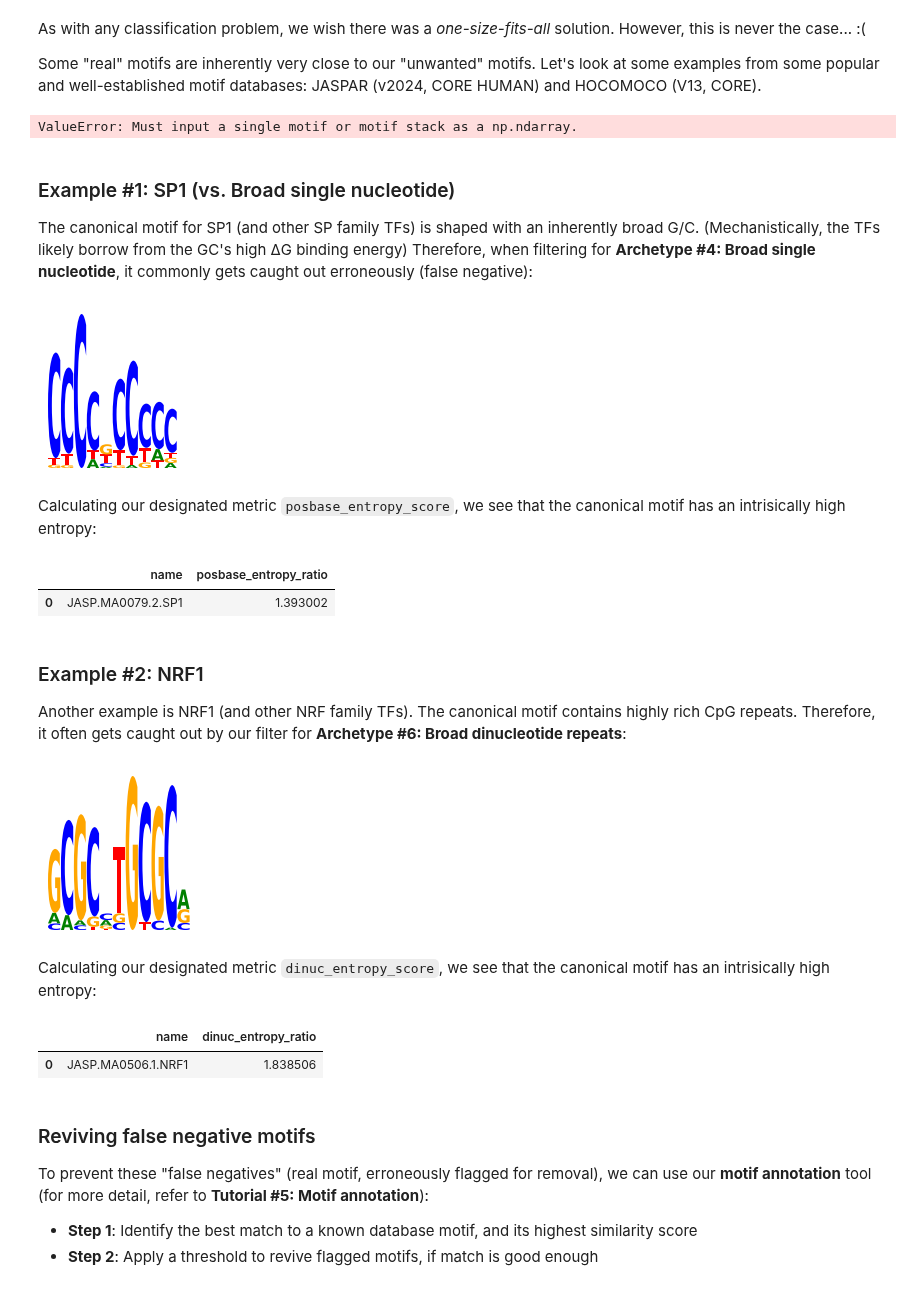
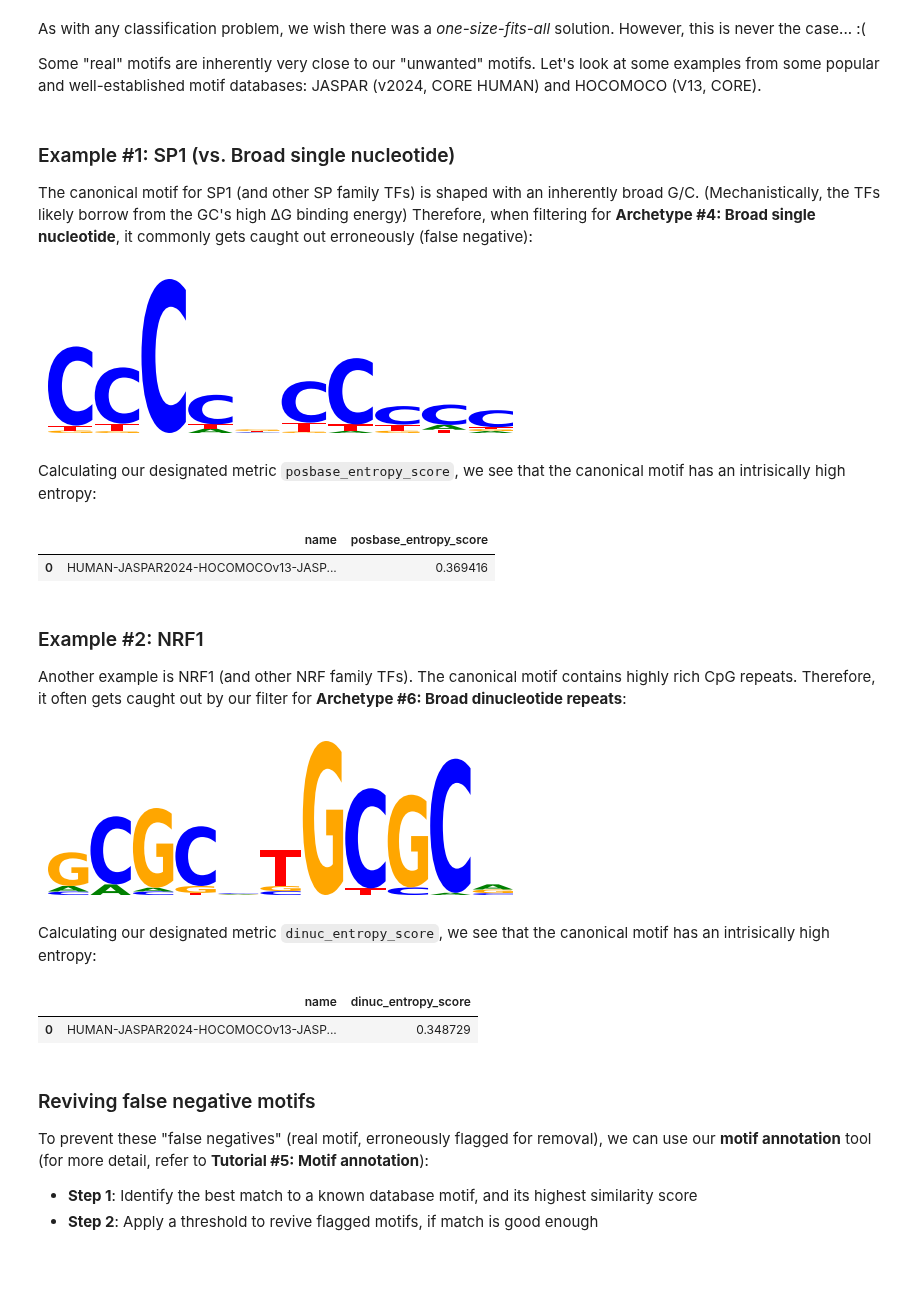
Before and after one commit to kundajelab/MotifCompendium, a Jupyter notebook: tutorials/6_motif_filtering.ipynb, the cells around one changed output. Cells and saved outputs as stored; diff of their text form; code cells hidden in the pictures.

```diff
--- a/tutorials/6_motif_filtering.ipynb
+++ b/tutorials/6_motif_filtering.ipynb
@@ -566,69 +490,71 @@ mc_ref_examples = build_from_pfm(
 # %%
 # Read external TF motif database: JASPAR 2024 CORE (HUMAN), HOCOMOCO V13 CORE
 import MotifCompendium.utils.motif as utils_motif
+import MotifCompendium.utils.analysis as utils_analysis
 
 # Build reference MotifCompendium
 reference_path = os.path.join("..", "pipeline", "data", "HUMAN-JASPAR2024-HOCOMOCOv13.meme.txt")
+reference_source = "HUMAN-JASPAR2024-HOCOMOCOv13"
 mc_ref_examples = MotifCompendium.build_from_pfm(
-    pfm_files=reference_path,
+    pfm_dict={reference_source: reference_path},
     safe=safe,
 )
-example_names = [
-    'JASP.MA0079.2.SP1',
-    'HOCO.SP1.H13CORE.2.P.B',
-    'JASP.MA0506.1.NRF1',
-    'HOCO.MBD1.H13CORE.0.PSIB.A',
-]
-mc_ref_examples = mc_ref_examples[mc_ref_examples['name'].isin(example_names)]
-mc_ref_examples.metadata['posneg'] = utils_motif.motif_posneg_sum(mc_ref_examples.get_standard_motif_stack())
-mc_ref_examples.add_logos(mc_ref_examples.get_standard_motif_stack(), "logo (fwd)")
-mc_ref_examples.add_logos(utils_motif.reverse_complement(mc_ref_examples.get_standard_motif_stack()), "logo (rev)")
-
-# Calculate filter metrics
-utils_analysis.calculate_filters(
-    mc=mc_ref_examples,
-    metric_list=metric_list,
-)
-# %% [output]
-ValueError: Must input a single motif or motif stack as a np.ndarray.
+# %%
+# Some examples
+example_names = [
+    f'{reference_source}-JASP.MA0079.2.SP1',
+    f'{reference_source}-HOCO.SP1.H13CORE.2.P.B',
+    f'{reference_source}-JASP.MA0506.1.NRF1',
+    f'{reference_source}-HOCO.MBD1.H13CORE.0.PSIB.A',
+]
+mc_ref_examples = mc_ref_examples[mc_ref_examples['name'].isin(example_names)]
+mc_ref_examples.metadata['posneg'] = utils_motif.motif_posneg_sum(mc_ref_examples.get_standard_motif_stack())
+mc_ref_examples.add_logos(mc_ref_examples.get_standard_motif_stack(), "logo (fwd)", 0)
+mc_ref_examples.add_logos(utils_motif.reverse_complement(mc_ref_examples.get_standard_motif_stack()), "logo (rev)", 0)
+
+# Calculate filter metrics
+utils_analysis.calculate_filters(
+    mc=mc_ref_examples,
+    metric_list=metric_list,
+)
 # %% [markdown]
 ### Example #1: SP1 (vs. Broad single nucleotide)
 
 The canonical motif for SP1 (and other SP family TFs) is shaped with an inherently broad G/C. (Mechanistically, the TFs likely borrow from the GC's high ΔG binding energy) Therefore, when filtering for **Archetype #4: Broad single nucleotide**, it commonly gets caught out erroneously (false negative):
 # %%
 # Example #1: SP1 motif (vs. Broad single nucleotide)
-idx = mc_ref_examples.metadata.index[mc_ref_examples.metadata['name'] == "JASP.MA0079.2.SP1"][0]
+idx = mc_ref_examples.metadata.index[mc_ref_examples['name'] == f'{reference_source}-JASP.MA0079.2.SP1'][0]
 logo_fwd = mc_ref_examples.get_images('logo (fwd)')
 image_bytes = base64.b64decode(logo_fwd[idx])
 display(Image(data=image_bytes))
 # %% [output]
-[figure, old version]
+[figure, new version]
 # %% [markdown]
 Calculating our designated metric `posbase_entropy_score`, we see that the canonical motif has an intrisically high entropy:
 # %%
-mc_ref_examples[mc_ref_examples['name'] == "JASP.MA0079.2.SP1"].metadata[["name", "posbase_entropy_score"]]
+mc_ref_examples[mc_ref_examples['name'] == f'{reference_source}-JASP.MA0079.2.SP1'].metadata[["name", "posbase_entropy_score"]]
 # %% [output]
-|  | name | posbase_entropy_ratio |
-| 0 | JASP.MA0079.2.SP1 | 1.393002 |
+|  | name | posbase_entropy_score |
+| 0 | HUMAN-JASPAR2024-HOCOMOCOv13-JASP... | 0.369416 |
 # %% [markdown]
 ### Example #2: NRF1
 
 Another example is NRF1 (and other NRF family TFs). The canonical motif contains highly rich CpG repeats. Therefore, it often gets caught out by our filter for **Archetype #6: Broad dinucleotide repeats**:
 # %%
 # Example #2: SP1 motif (vs. Broad single nucleotide)
-idx = mc_ref_examples.metadata.index[mc_ref_examples.metadata['name'] == 'JASP.MA0506.1.NRF1'][0]
+idx = mc_ref_examples.metadata.index[mc_ref_examples['name'] == f'{reference_source}-JASP.MA0506.1.NRF1'][0]
 logo_fwd = mc_ref_examples.get_images('logo (fwd)')
 image_bytes = base64.b64decode(logo_fwd[idx])
 display(Image(data=image_bytes))
 # %% [output]
-[figure, old version]
+[figure, new version]
 # %% [markdown]
 Calculating our designated metric `dinuc_entropy_score`, we see that the canonical motif has an intrisically high entropy:
 # %%
-mc_ref_examples[mc_ref_examples['name'] == "JASP.MA0506.1.NRF1"].metadata[["name", "dinuc_entropy_score"]]
+mc_ref_examples[mc_ref_examples['name'] == f'{reference_source}-JASP.MA0506.1.NRF1'].metadata[["name", "dinuc_entropy_score"]]
 # %% [output]
-|  | name | dinuc_entropy_ratio |
-| 0 | JASP.MA0506.1.NRF1 | 1.838506 |
+|  | name | dinuc_entropy_score |
+| 0 | HUMAN-JASPAR2024-HOCOMOCOv13-JASP... | 0.348729 |
 # %% [markdown]
 ### Reviving false negative motifs
 
```
Also changed, not shown: parts of 13 cells of this notebook, 5 other files.
